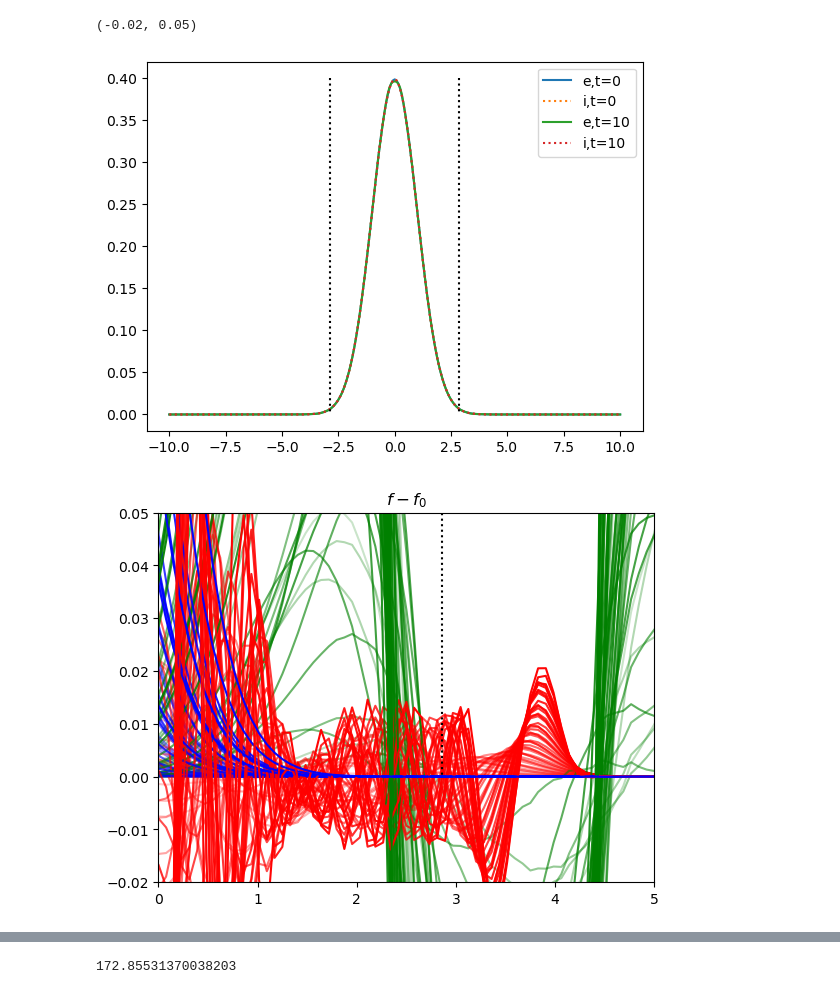
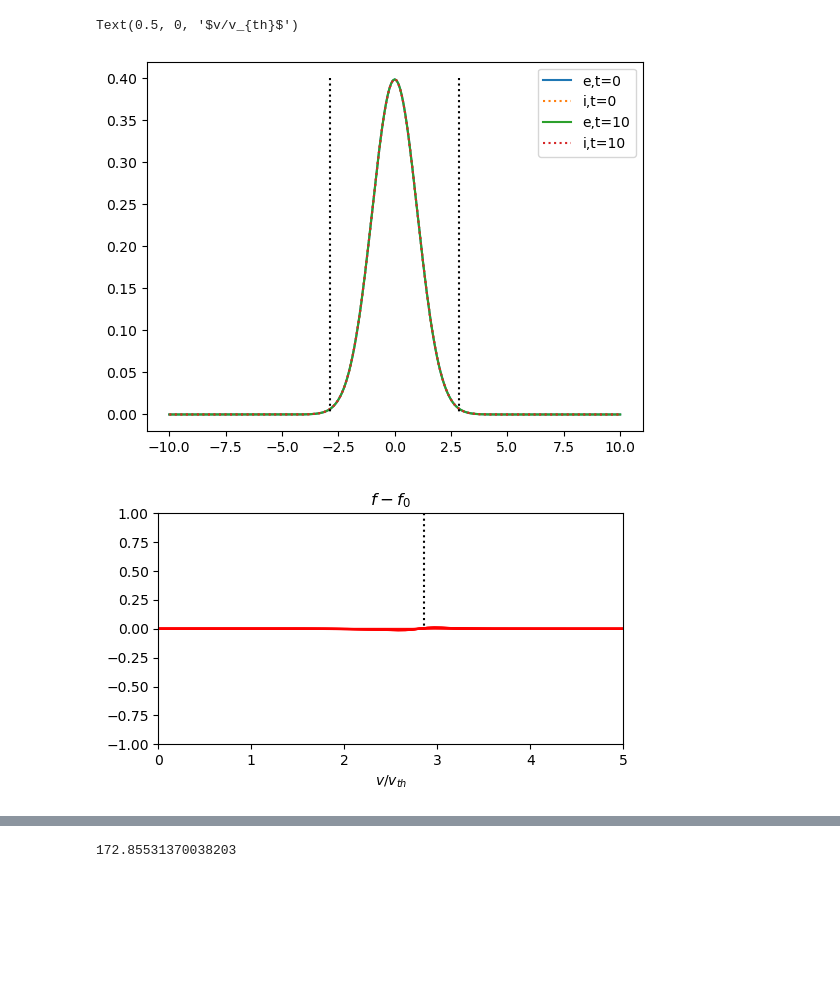
Before and after one commit to hasithperera/PHYS_783, a Jupyter notebook: vp/out/try_2-8.ipynb, the cells around one changed output, grey strips where cells are left out. Saved outputs shown, nothing was run; the diff lists cells and outputs as text; code cells hidden in the pictures; blank space fills up the shorter version.

```diff
--- a/vp/out/try_2-8.ipynb
+++ b/vp/out/try_2-8.ipynb
@@ -5,7 +5,7 @@ import matplotlib.pyplot as plt
 import pandas as pd
 # %%
 #### file = 'data/run_1/landaudamp1.vp_energy'
-run_id = '4_2'
+run_id = '8_0'
 file_energy = './landaudamp{}/landaudamp{}.vp_energy'.format(run_id,run_id)
 
 file_f1 = './landaudamp{}/landaudamp{}.phase_space.1' .format(run_id,run_id)
@@ -23,7 +23,7 @@ try:
     file_f4 = './landaudamp{}/landaudamp{}.phase_space.4'.format(run_id,run_id)
     data_4 = np.loadtxt(file_f4)
 except:
-    print("No f3")
+    print("No f3,f4")
 
 ## two more species
 
@@ -34,4 +34,4 @@ try:
     file_f6 = './landaudamp{}/landaudamp{}.phase_space.6'.format(run_id,run_id)
     data_6 = np.loadtxt(file_f6)
 except:
-    print("No f3")
+    print("No f5,f6")
@@ -146,38 +176,39 @@ v_phi = 1.43/kL_de
 
 plt.plot([v_phi,v_phi],[x_lim,0],':k')
 plt.plot([-v_phi,-v_phi],[x_lim,0],':k')
 plt.legend()
 
 #plt.ylim([0,0.02])
 #plt.xlim([2,4])
 # plt.xlim([0,5])
 # plt.ylim([.1,.2])
 
 ####
-plt.figure()
+plt.figure(figsize=(6,3))
 
 t = 3
-x_lim = .3
-for t in range(1,nt,2):
+x_lim = 6
+for t in range(1,nt-20,5):
     plt.plot(v_ax,np.sum(f_1[:,:,t]-f_1[:,:,0],axis=1),'-r',label='e',markevery=.05,alpha=.8*t/nt+.2)
     #plt.plot(v,np.sum(f_2[:,:,t]-f_2[:,:,0],axis=1),':b',label='i',markevery=.05,)
 
     try:
         plt.plot(v_ax,np.sum(f_3[:,:,t]-f_3[:,:,0],axis=1),'-g',label='e',markevery=.05,alpha=.8*t/nt+.2)
         plt.plot(v_ax,np.sum(f_5[:,:,t]-f_5[:,:,0],axis=1),'-b',label='e',markevery=.05,alpha=.8*t/nt+.2)
     except:
         pass
 
 plt.title('$f-f_0$')
 #v_phi
 plt.plot([v_phi,v_phi],[x_lim,0],':k')
 plt.plot([-v_phi,-v_phi],[x_lim,0],':k')
 
 plt.xlim([0,5])
-plt.ylim([-.02,0.05])
+plt.ylim([-1,1])
+plt.xlabel('$v/v_{th}$')
 # %% [output]
-(-0.02, 0.05)
+Text(0.5, 0, '$v/v_{th}$')
 [figure]
-[figure, old version]
+[figure, new version]
 # %%
 t = nt-1
```
Also changed, not shown: parts of 17 cells of this notebook, 13 other files.
